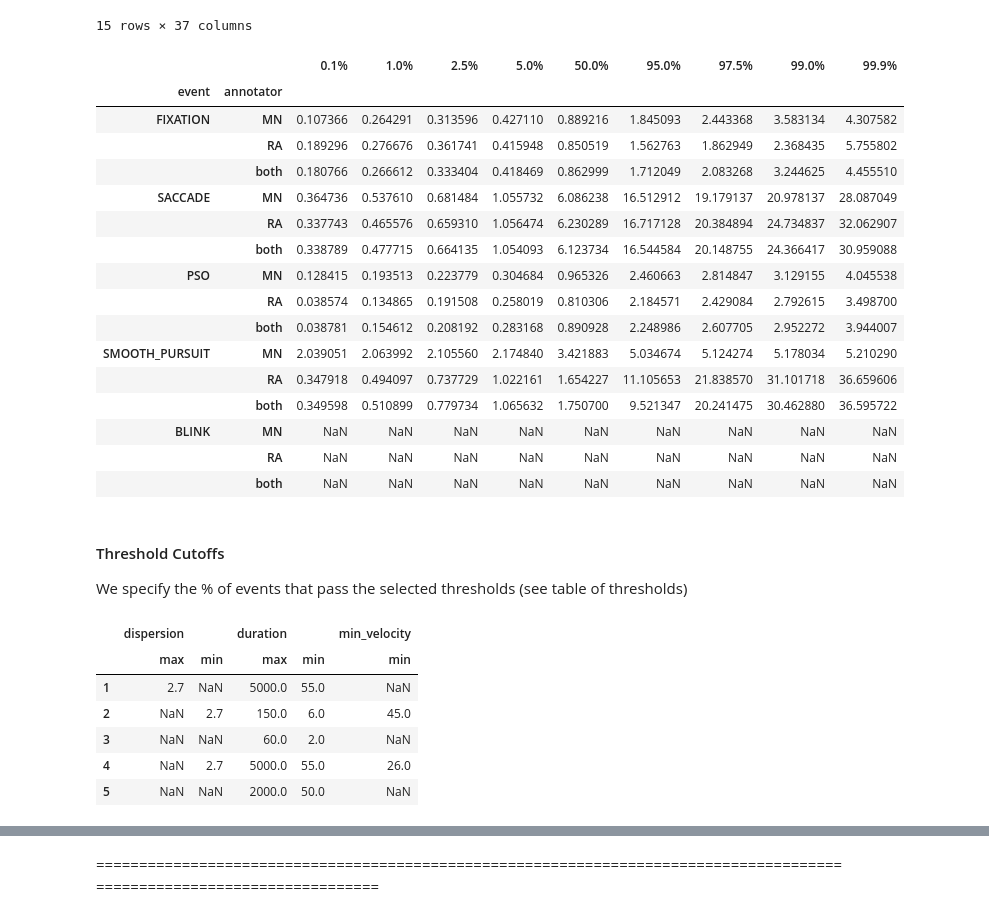
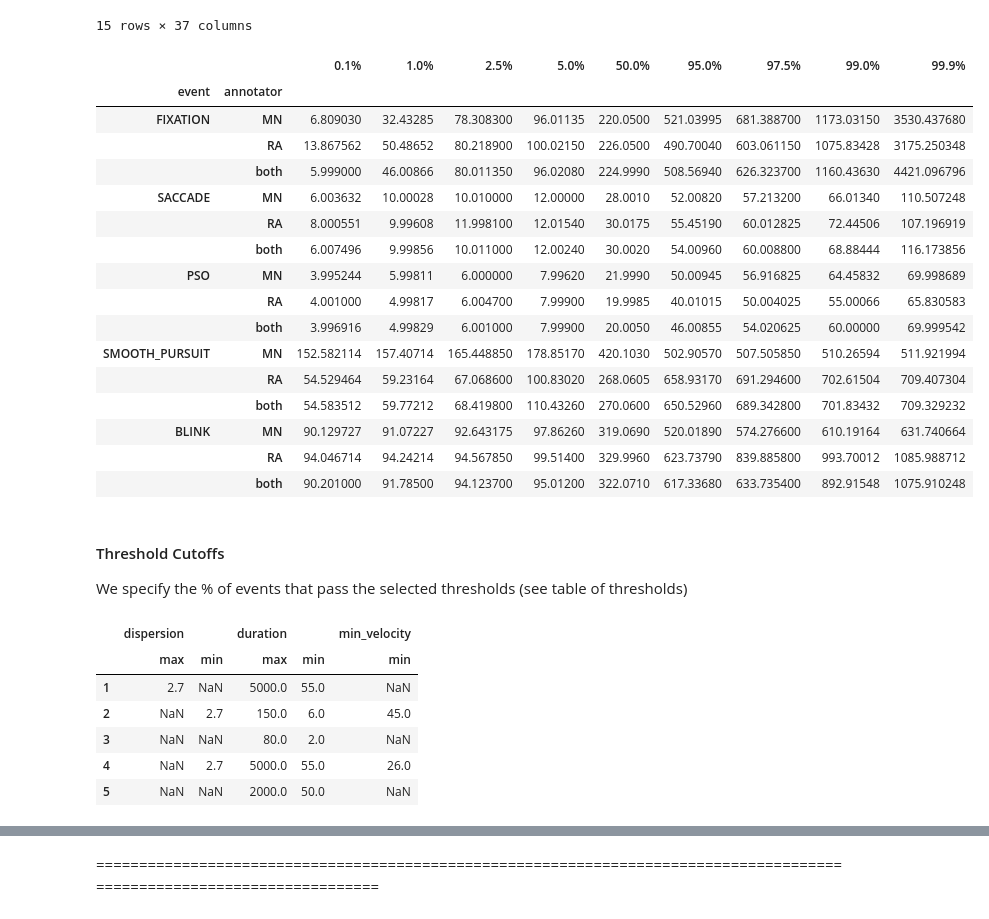
Before and after one commit to huji-hcnl/pEYES, a Jupyter notebook: analysis/_article/lund2013_rater_event-features.ipynb, the cells around one changed output, grey strips where cells are left out. Cells and saved outputs as stored; diff of their text form; code cells hidden in the pictures.

```diff
--- a/analysis/_article/lund2013_rater_event-features.ipynb
+++ b/analysis/_article/lund2013_rater_event-features.ipynb
@@ -170,25 +170,25 @@ Not all features are applicable to all events (e.g., blinks have no velocity), s
 |  | both | 45 | 90.201000 | 91.78500 | 94.123700 | 95.01200 | 322.0710 | 617.33680 | 633.735400 | 892.91548 | 1075.910248 | ... |
 15 rows × 37 columns
 # %%
-event_quantiles.xs('dispersions', axis=1)
+event_quantiles.xs('durations', axis=1)
 # %% [output]
 |  |  | 0.1% | 1.0% | 2.5% | 5.0% | 50.0% | 95.0% | 97.5% | 99.0% | 99.9% |
 | event | annotator |  |  |  |  |  |  |  |  |  |
-| FIXATION | MN | 0.107366 | 0.264291 | 0.313596 | 0.427110 | 0.889216 | 1.845093 | 2.443368 | 3.583134 | 4.307582 |
-|  | RA | 0.189296 | 0.276676 | 0.361741 | 0.415948 | 0.850519 | 1.562763 | 1.862949 | 2.368435 | 5.755802 |
-|  | both | 0.180766 | 0.266612 | 0.333404 | 0.418469 | 0.862999 | 1.712049 | 2.083268 | 3.244625 | 4.455510 |
-| SACCADE | MN | 0.364736 | 0.537610 | 0.681484 | 1.055732 | 6.086238 | 16.512912 | 19.179137 | 20.978137 | 28.087049 |
-|  | RA | 0.337743 | 0.465576 | 0.659310 | 1.056474 | 6.230289 | 16.717128 | 20.384894 | 24.734837 | 32.062907 |
-|  | both | 0.338789 | 0.477715 | 0.664135 | 1.054093 | 6.123734 | 16.544584 | 20.148755 | 24.366417 | 30.959088 |
-| PSO | MN | 0.128415 | 0.193513 | 0.223779 | 0.304684 | 0.965326 | 2.460663 | 2.814847 | 3.129155 | 4.045538 |
-|  | RA | 0.038574 | 0.134865 | 0.191508 | 0.258019 | 0.810306 | 2.184571 | 2.429084 | 2.792615 | 3.498700 |
-|  | both | 0.038781 | 0.154612 | 0.208192 | 0.283168 | 0.890928 | 2.248986 | 2.607705 | 2.952272 | 3.944007 |
-| SMOOTH_PURSUIT | MN | 2.039051 | 2.063992 | 2.105560 | 2.174840 | 3.421883 | 5.034674 | 5.124274 | 5.178034 | 5.210290 |
-|  | RA | 0.347918 | 0.494097 | 0.737729 | 1.022161 | 1.654227 | 11.105653 | 21.838570 | 31.101718 | 36.659606 |
-|  | both | 0.349598 | 0.510899 | 0.779734 | 1.065632 | 1.750700 | 9.521347 | 20.241475 | 30.462880 | 36.595722 |
-| BLINK | MN | NaN | NaN | NaN | NaN | NaN | NaN | NaN | NaN | NaN |
-|  | RA | NaN | NaN | NaN | NaN | NaN | NaN | NaN | NaN | NaN |
-|  | both | NaN | NaN | NaN | NaN | NaN | NaN | NaN | NaN | NaN |
+| FIXATION | MN | 6.809030 | 32.43285 | 78.308300 | 96.01135 | 220.0500 | 521.03995 | 681.388700 | 1173.03150 | 3530.437680 |
+|  | RA | 13.867562 | 50.48652 | 80.218900 | 100.02150 | 226.0500 | 490.70040 | 603.061150 | 1075.83428 | 3175.250348 |
+|  | both | 5.999000 | 46.00866 | 80.011350 | 96.02080 | 224.9990 | 508.56940 | 626.323700 | 1160.43630 | 4421.096796 |
+| SACCADE | MN | 6.003632 | 10.00028 | 10.010000 | 12.00000 | 28.0010 | 52.00820 | 57.213200 | 66.01340 | 110.507248 |
+|  | RA | 8.000551 | 9.99608 | 11.998100 | 12.01540 | 30.0175 | 55.45190 | 60.012825 | 72.44506 | 107.196919 |
+|  | both | 6.007496 | 9.99856 | 10.011000 | 12.00240 | 30.0020 | 54.00960 | 60.008800 | 68.88444 | 116.173856 |
+| PSO | MN | 3.995244 | 5.99811 | 6.000000 | 7.99620 | 21.9990 | 50.00945 | 56.916825 | 64.45832 | 69.998689 |
+|  | RA | 4.001000 | 4.99817 | 6.004700 | 7.99900 | 19.9985 | 40.01015 | 50.004025 | 55.00066 | 65.830583 |
+|  | both | 3.996916 | 4.99829 | 6.001000 | 7.99900 | 20.0050 | 46.00855 | 54.020625 | 60.00000 | 69.999542 |
+| SMOOTH_PURSUIT | MN | 152.582114 | 157.40714 | 165.448850 | 178.85170 | 420.1030 | 502.90570 | 507.505850 | 510.26594 | 511.921994 |
+|  | RA | 54.529464 | 59.23164 | 67.068600 | 100.83020 | 268.0605 | 658.93170 | 691.294600 | 702.61504 | 709.407304 |
+|  | both | 54.583512 | 59.77212 | 68.419800 | 110.43260 | 270.0600 | 650.52960 | 689.342800 | 701.83432 | 709.329232 |
+| BLINK | MN | 90.129727 | 91.07227 | 92.643175 | 97.86260 | 319.0690 | 520.01890 | 574.276600 | 610.19164 | 631.740664 |
+|  | RA | 94.046714 | 94.24214 | 94.567850 | 99.51400 | 329.9960 | 623.73790 | 839.885800 | 993.70012 | 1085.988712 |
+|  | both | 90.201000 | 91.78500 | 94.123700 | 95.01200 | 322.0710 | 617.33680 | 633.735400 | 892.91548 | 1075.910248 |
 # %% [markdown]
 #### Threshold Cutoffs
 We specify the % of events that pass the selected thresholds (see table of thresholds)
@@ -207,7 +207,7 @@ thresholds = pd.DataFrame.from_dict({
     },
     3: {
         ('duration', 'min'): 2,
-        ('duration', 'max'): 60,
+        ('duration', 'max'): 80,
     },
     4: {
         ('duration', 'min'): 55,
@@ -226,7 +226,7 @@ thresholds
 |  | max | min | max | min | min |
 | 1 | 2.7 | NaN | 5000.0 | 55.0 | NaN |
 | 2 | NaN | 2.7 | 150.0 | 6.0 | 45.0 |
-| 3 | NaN | NaN | 60.0 | 2.0 | NaN |
+| 3 | NaN | NaN | 80.0 | 2.0 | NaN |
 | 4 | NaN | 2.7 | 5000.0 | 55.0 | 26.0 |
 | 5 | NaN | NaN | 2000.0 | 50.0 | NaN |
 # %%
```
Also changed, not shown: parts of 1 cell of this notebook, 1 other file.
